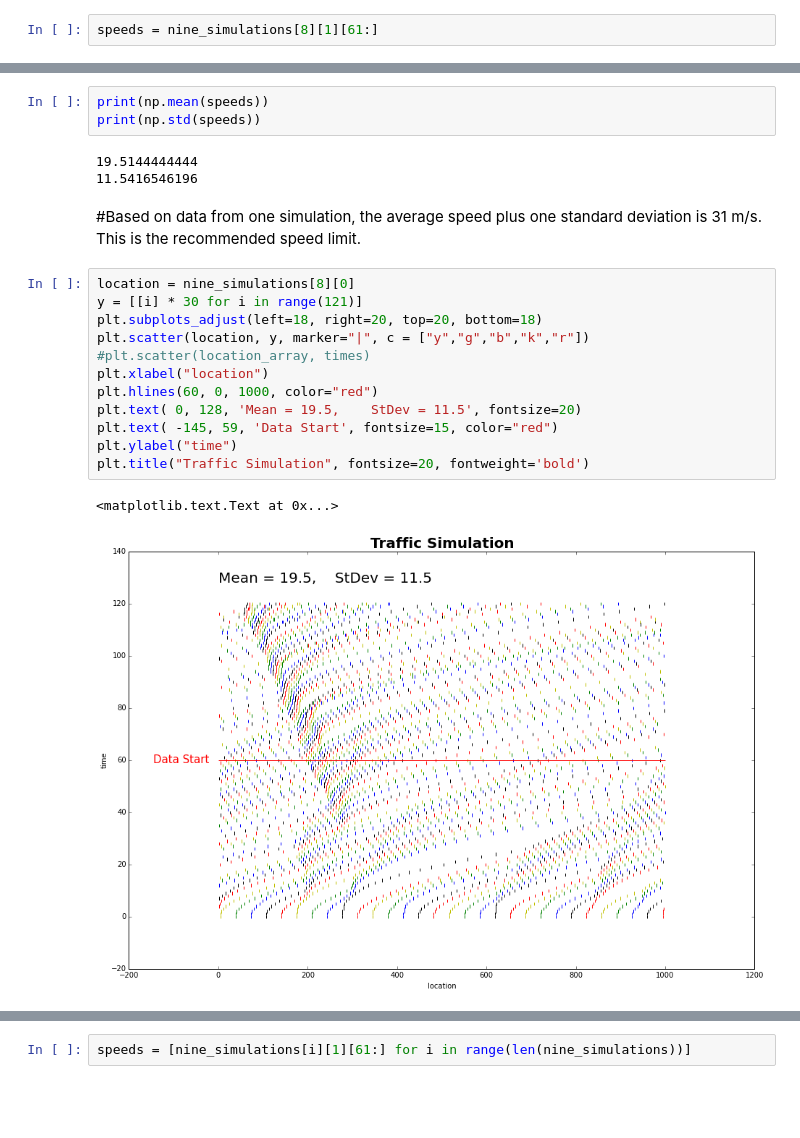
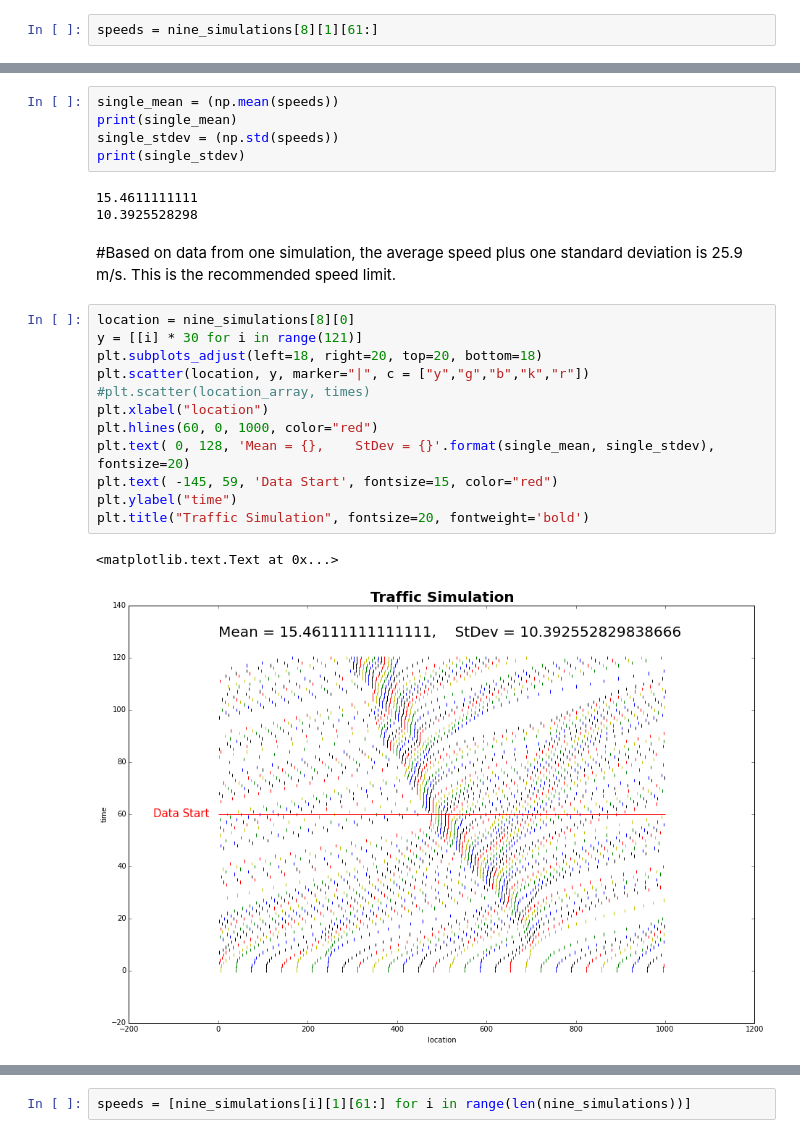
Before and after one commit to tiyd-python-2015-05/traffic-simulation, a Jupyter notebook: Traffic_Study.ipynb, the cells around one changed output, grey strips where cells are left out. Drawn from its saved outputs; the diff is of its cells as text; blank space fills up the shorter version.

Commit message:
Fixed simulation and car objects.  Updated Traffic Study notebook.

```diff
--- a/Traffic_Study.ipynb
+++ b/Traffic_Study.ipynb
@@ -84,26 +84,28 @@ array([[19, 21, 23, ..., 34, 15, 17],
 # %%
-print(np.mean(speeds))
-print(np.std(speeds))
+single_mean = (np.mean(speeds))
+print(single_mean)
+single_stdev = (np.std(speeds))
+print(single_stdev)
 # %% [output]
-19.5144444444
-11.5416546196
+15.4611111111
+10.3925528298
 # %% [markdown]
-#Based on data from one simulation, the average speed plus one standard deviation is 31 m/s.   This is the recommended speed limit.
+#Based on data from one simulation, the average speed plus one standard deviation is 25.9 m/s.   This is the recommended speed limit.
 # %%
 location = nine_simulations[8][0]
 y = [[i] * 30 for i in range(121)]
 plt.subplots_adjust(left=18, right=20, top=20, bottom=18)
 plt.scatter(location, y, marker="|", c = ["y","g","b","k","r"])
 #plt.scatter(location_array, times)
 plt.xlabel("location")
 plt.hlines(60, 0, 1000, color="red")
-plt.text( 0, 128, 'Mean = 19.5,    StDev = 11.5', fontsize=20)
+plt.text( 0, 128, 'Mean = {},    StDev = {}'.format(single_mean, single_stdev), fontsize=20)
 plt.text( -145, 59, 'Data Start', fontsize=15, color="red")
 plt.ylabel("time")
 plt.title("Traffic Simulation", fontsize=20, fontweight='bold')
 # %% [output]
 <matplotlib.text.Text at 0x...>
-[figure, old version]
+[figure, new version]
 # %%
 f, ((ax1, ax2, ax3), (ax4, ax5, ax6), (ax7, ax8, ax9)) = plt.subplots(3, 3, sharex='col', \
                                                                       sharey='row')
```
Also changed, not shown: parts of 19 cells of this notebook, 2 other files.
